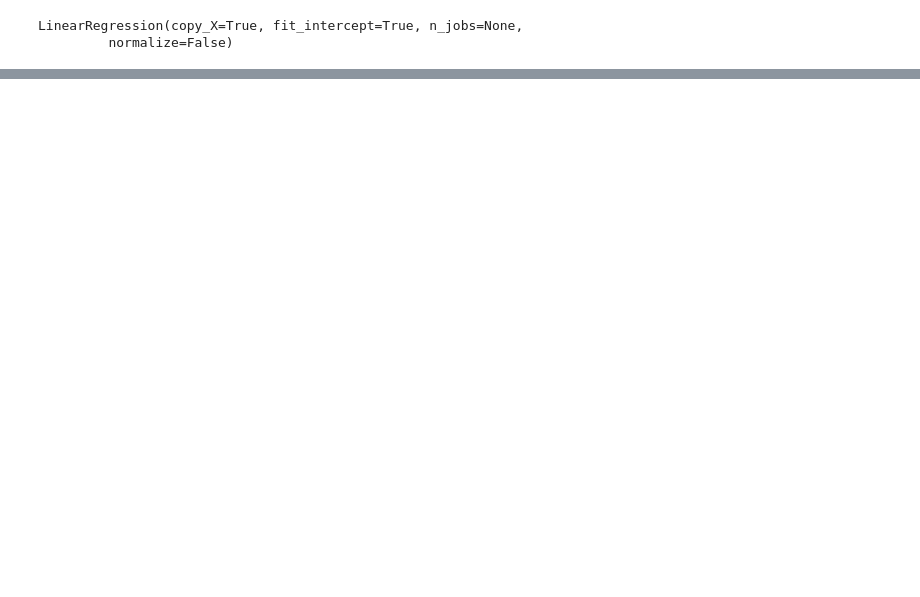
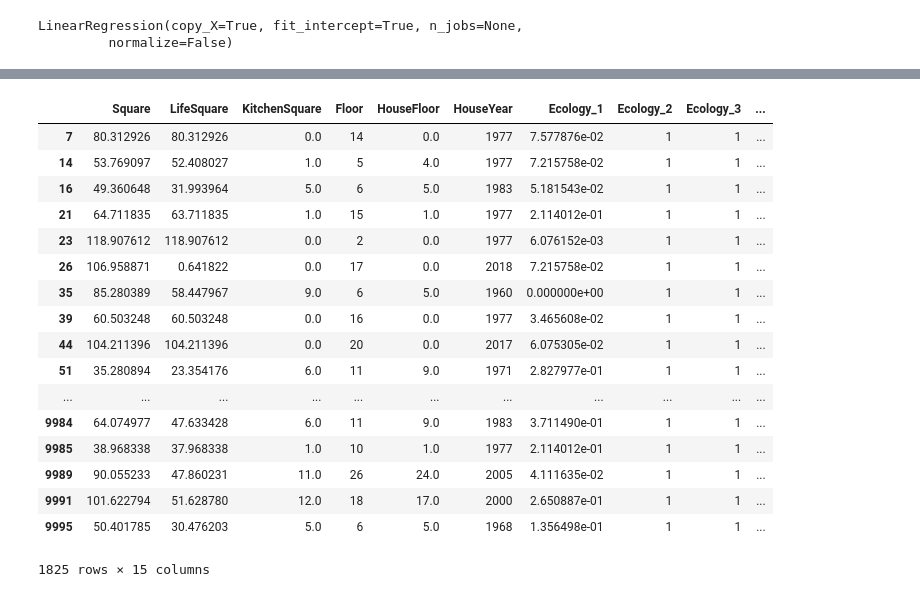
Before and after one commit to zirfuz/python_data_science, a Jupyter notebook: kurs1.ipynb, the cells around one changed output, grey strips where cells are left out. Cells and saved outputs as stored; diff of their text form; code cells hidden in the pictures; blank space fills up the shorter version.

```diff
--- a/kurs1.ipynb
+++ b/kurs1.ipynb
@@ -279,7 +279,7 @@ data.head(10)
 # %%
 feats = [
 #     'DistrictId',
-    'Rooms',
+  #  'Rooms',
     'Square',
     'LifeSquare',
     'KitchenSquare',
@@ -292,7 +292,7 @@ feats = [
     'Social_1',
     'Social_2',
     'Social_3',
-#     'Healthcare_1',
+    'Healthcare_1',
     'Helthcare_2',
     'Shops_1',
     'Shops_2',
@@ -307,7 +307,7 @@ def _ctgr(feat):
         pass
 
 # _ctgr('DistrictId')
-_ctgr('Rooms')
+#_ctgr('Rooms')
 # _ctgr('Floor')
 # _ctgr('FloorRev')
 # _ctgr('HouseFloor')
@@ -319,6 +319,7 @@ _ctgr('Rooms')
 # _ctgr('Shops_2')
 
 X = pd.get_dummies(X)
+feats = X.columns
 X.head()
 # %% [output]
 |  | Square | LifeSquare | KitchenSquare | Floor | HouseFloor | HouseYear | Ecology_1 | Ecology_2 | Ecology_3 | ... |
@@ -335,15 +336,15 @@ X.head()
 # print(X['Rooms_4.0'].unique())
 # print(X['Rooms_5.0'].unique())
 # %%
-try:
-    X = X.drop('Rooms_0.0', axis=1)
-    X = X.drop('Rooms_1.0', axis=1)
-    X = X.drop('Rooms_2.0', axis=1)
-    X = X.drop('Rooms_3.0', axis=1)
-    X = X.drop('Rooms_4.0', axis=1)
-    X = X.drop('Rooms_5.0', axis=1)
-except:
-    pass
+# try:
+#     X = X.drop('Rooms_0.0', axis=1)
+#     X = X.drop('Rooms_1.0', axis=1)
+#     X = X.drop('Rooms_2.0', axis=1)
+#     X = X.drop('Rooms_3.0', axis=1)
+#     X = X.drop('Rooms_4.0', axis=1)
+#     X = X.drop('Rooms_5.0', axis=1)
+# except:
+#     pass
 # %%
 X.info()
 # %% [output]
@@ -524,3 +522,22 @@ create_model(X_train_scaled, y_train, X_test_scaled, y_test, feats, model)
 # %%
-# X.loc[X.Floor > X.HouseFloor]
+X.loc[X.Floor > X.HouseFloor]
 # pd.concat(X.loc[X.HouseFloor > 40], y)
+# %% [output]
+|  | Square | LifeSquare | KitchenSquare | Floor | HouseFloor | HouseYear | Ecology_1 | Ecology_2 | Ecology_3 | ... |
+| 7 | 80.312926 | 80.312926 | 0.0 | 14 | 0.0 | 1977 | 7.577876e-02 | 1 | 1 | ... |
+| 14 | 53.769097 | 52.408027 | 1.0 | 5 | 4.0 | 1977 | 7.215758e-02 | 1 | 1 | ... |
+| 16 | 49.360648 | 31.993964 | 5.0 | 6 | 5.0 | 1983 | 5.181543e-02 | 1 | 1 | ... |
+| 21 | 64.711835 | 63.711835 | 1.0 | 15 | 1.0 | 1977 | 2.114012e-01 | 1 | 1 | ... |
+| 23 | 118.907612 | 118.907612 | 0.0 | 2 | 0.0 | 1977 | 6.076152e-03 | 1 | 1 | ... |
+| 26 | 106.958871 | 0.641822 | 0.0 | 17 | 0.0 | 2018 | 7.215758e-02 | 1 | 1 | ... |
+| 35 | 85.280389 | 58.447967 | 9.0 | 6 | 5.0 | 1960 | 0.000000e+00 | 1 | 1 | ... |
+| 39 | 60.503248 | 60.503248 | 0.0 | 16 | 0.0 | 1977 | 3.465608e-02 | 1 | 1 | ... |
+| 44 | 104.211396 | 104.211396 | 0.0 | 20 | 0.0 | 2017 | 6.075305e-02 | 1 | 1 | ... |
+| 51 | 35.280894 | 23.354176 | 6.0 | 11 | 9.0 | 1971 | 2.827977e-01 | 1 | 1 | ... |
+| ... | ... | ... | ... | ... | ... | ... | ... | ... | ... | ... |
+| 9984 | 64.074977 | 47.633428 | 6.0 | 11 | 9.0 | 1983 | 3.711490e-01 | 1 | 1 | ... |
+| 9985 | 38.968338 | 37.968338 | 1.0 | 10 | 1.0 | 1977 | 2.114012e-01 | 1 | 1 | ... |
+| 9989 | 90.055233 | 47.860231 | 11.0 | 26 | 24.0 | 2005 | 4.111635e-02 | 1 | 1 | ... |
+| 9991 | 101.622794 | 51.628780 | 12.0 | 18 | 17.0 | 2000 | 2.650887e-01 | 1 | 1 | ... |
+| 9995 | 50.401785 | 30.476203 | 5.0 | 6 | 5.0 | 1968 | 1.356498e-01 | 1 | 1 | ... |
+1825 rows × 15 columns
```
Also changed, not shown: parts of 10 cells of this notebook.
